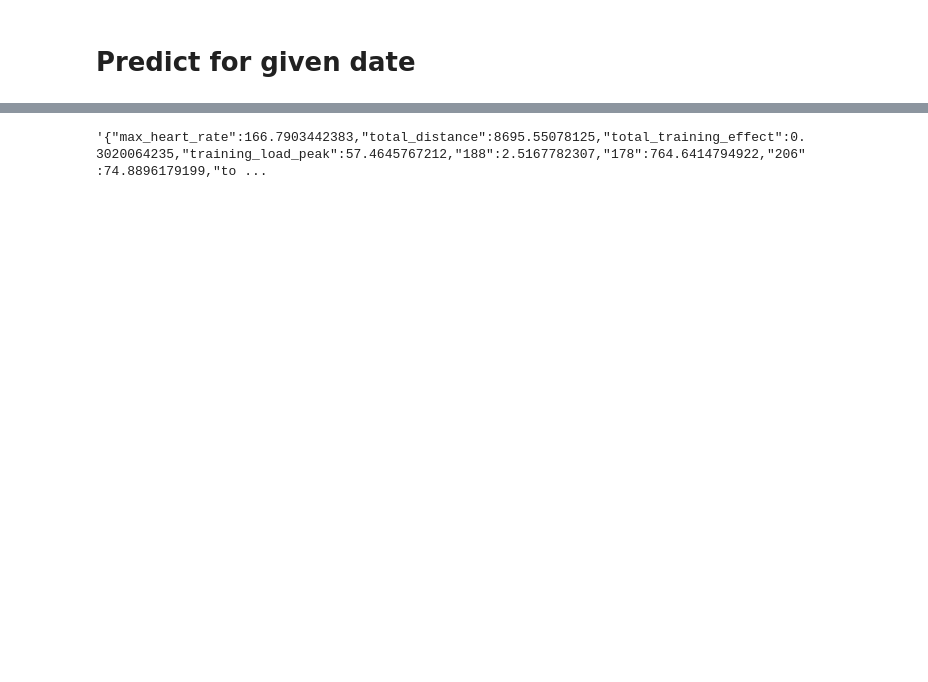
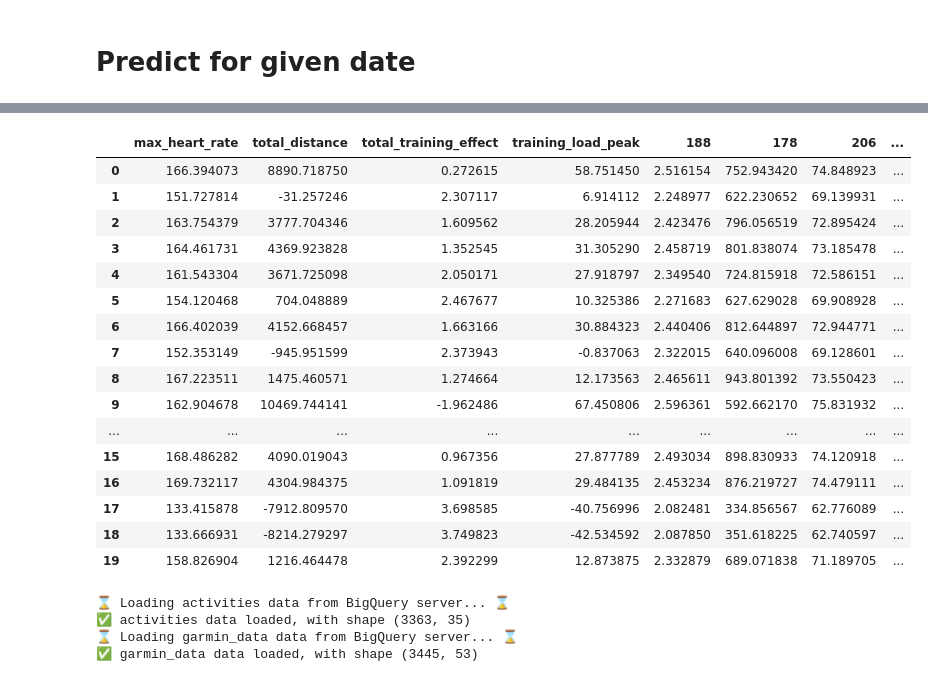
Before and after one commit to nicblanc/overcome-tomorrow, a Jupyter notebook: notebooks/create_test_model.ipynb, the cells around one changed output, grey strips where cells are left out. Cells and saved outputs as stored; diff of their text form; code cells hidden in the pictures; blank space fills up the shorter version.

```diff
--- a/notebooks/create_test_model.ipynb
+++ b/notebooks/create_test_model.ipynb
@@ -617,3 +600,3 @@ Timestamp('2024-03-14 11:14:42')
 # %%
-predict_for_last_n_days(garmin_data, preproc_garmin_data, preproc_activity, model, 1).iloc[0].to_json()
+predict_for_last_n_days(garmin_data, preproc_garmin_data, preproc_activity, model, 20)
 # %% [output]
@@ -621 +604,24 @@ predict_for_last_n_days(garmin_data, preproc_garmin_data, preproc_activity, mode
-'{"max_heart_rate":166.7903442383,"total_distance":8695.55078125,"total_training_effect":0.3020064235,"training_load_peak":57.4645767212,"188":2.5167782307,"178":764.6414794922,"206":74.8896179199,"to ...
+|  | max_heart_rate | total_distance | total_training_effect | training_load_peak | 188 | 178 | 206 | ... |
+| 0 | 166.394073 | 8890.718750 | 0.272615 | 58.751450 | 2.516154 | 752.943420 | 74.848923 | ... |
+| 1 | 151.727814 | -31.257246 | 2.307117 | 6.914112 | 2.248977 | 622.230652 | 69.139931 | ... |
+| 2 | 163.754379 | 3777.704346 | 1.609562 | 28.205944 | 2.423476 | 796.056519 | 72.895424 | ... |
+| 3 | 164.461731 | 4369.923828 | 1.352545 | 31.305290 | 2.458719 | 801.838074 | 73.185478 | ... |
+| 4 | 161.543304 | 3671.725098 | 2.050171 | 27.918797 | 2.349540 | 724.815918 | 72.586151 | ... |
+| 5 | 154.120468 | 704.048889 | 2.467677 | 10.325386 | 2.271683 | 627.629028 | 69.908928 | ... |
+| 6 | 166.402039 | 4152.668457 | 1.663166 | 30.884323 | 2.440406 | 812.644897 | 72.944771 | ... |
+| 7 | 152.353149 | -945.951599 | 2.373943 | -0.837063 | 2.322015 | 640.096008 | 69.128601 | ... |
+| 8 | 167.223511 | 1475.460571 | 1.274664 | 12.173563 | 2.465611 | 943.801392 | 73.550423 | ... |
+| 9 | 162.904678 | 10469.744141 | -1.962486 | 67.450806 | 2.596361 | 592.662170 | 75.831932 | ... |
+| ... | ... | ... | ... | ... | ... | ... | ... | ... |
+| 15 | 168.486282 | 4090.019043 | 0.967356 | 27.877789 | 2.493034 | 898.830933 | 74.120918 | ... |
+| 16 | 169.732117 | 4304.984375 | 1.091819 | 29.484135 | 2.453234 | 876.219727 | 74.479111 | ... |
+| 17 | 133.415878 | -7912.809570 | 3.698585 | -40.756996 | 2.082481 | 334.856567 | 62.776089 | ... |
+| 18 | 133.666931 | -8214.279297 | 3.749823 | -42.534592 | 2.087850 | 351.618225 | 62.740597 | ... |
+| 19 | 158.826904 | 1216.464478 | 2.392299 | 12.873875 | 2.332879 | 689.071838 | 71.189705 | ... |
+# %%
+garmin_data, activities = get_data()
+# %% [output]
+⌛ Loading activities data from BigQuery server... ⌛
+✅ activities data loaded, with shape (3363, 35)
+⌛ Loading garmin_data data from BigQuery server... ⌛
+✅ garmin_data data loaded, with shape (3445, 53)
```
Also changed, not shown: parts of 25 cells of this notebook, 2 other files.
